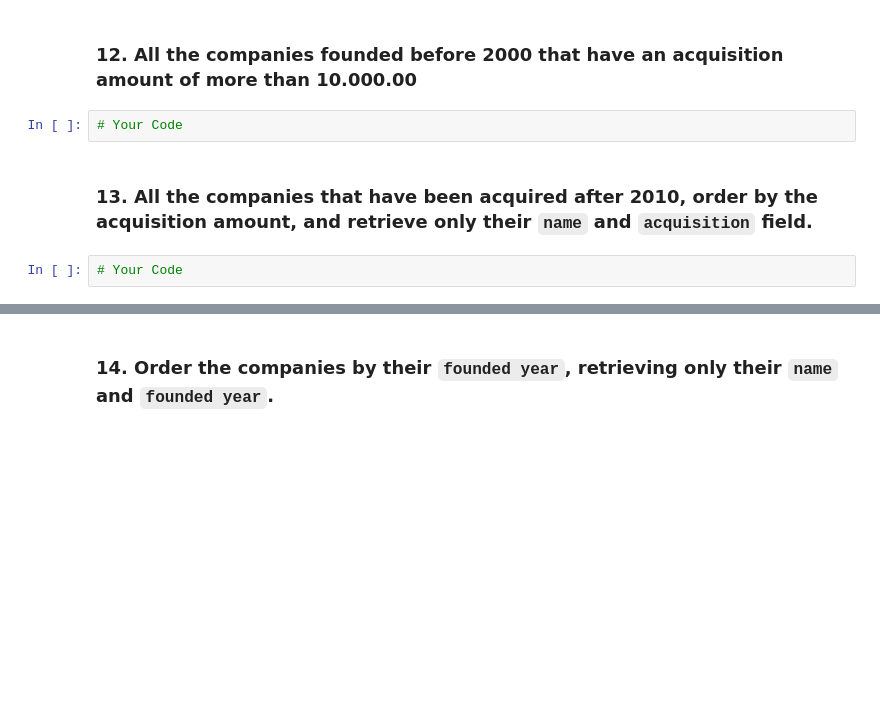
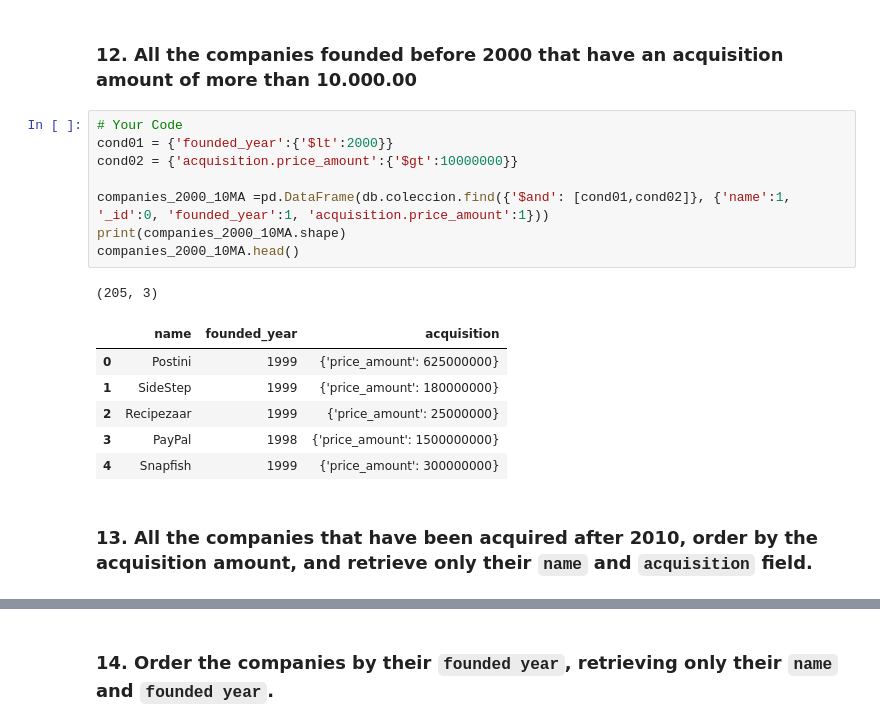
Before and after one commit to Ironhack-Data-Madrid-PartTime-Oct22/lab-mongo-queries, a Jupyter notebook: your_code/main.ipynb, the cells around one changed output, grey strips where cells are left out. Cells and saved outputs as stored; diff of their text form; blank space fills up the shorter version.

```diff
--- a/your_code/main.ipynb
+++ b/your_code/main.ipynb
@@ -168,8 +197,20 @@ companies_100_1000.head(2)
 # %% [markdown]
 ### 12. All the companies founded before 2000 that have an acquisition amount of more than 10.000.00
-# %%
-# Your Code
+# %%
+# Your Code
+cond01 = {'founded_year':{'$lt':2000}}
+cond02 = {'acquisition.price_amount':{'$gt':10000000}}
+
+companies_2000_10MA =pd.DataFrame(db.coleccion.find({'$and': [cond01,cond02]}, {'name':1, '_id':0, 'founded_year':1, 'acquisition.price_amount':1}))
+print(companies_2000_10MA.shape)
+companies_2000_10MA.head()
+# %% [output]
+(205, 3)
+|  | name | founded_year | acquisition |
+| 0 | Postini | 1999 | {'price_amount': 625000000} |
+| 1 | SideStep | 1999 | {'price_amount': 180000000} |
+| 2 | Recipezaar | 1999 | {'price_amount': 25000000} |
+| 3 | PayPal | 1998 | {'price_amount': 1500000000} |
+| 4 | Snapfish | 1999 | {'price_amount': 300000000} |
 # %% [markdown]
 ### 13. All the companies that have been acquired after 2010, order by the acquisition amount, and retrieve only their `name` and `acquisition` field.
-# %%
-# Your Code
```
Also changed, not shown: parts of 8 cells of this notebook.
